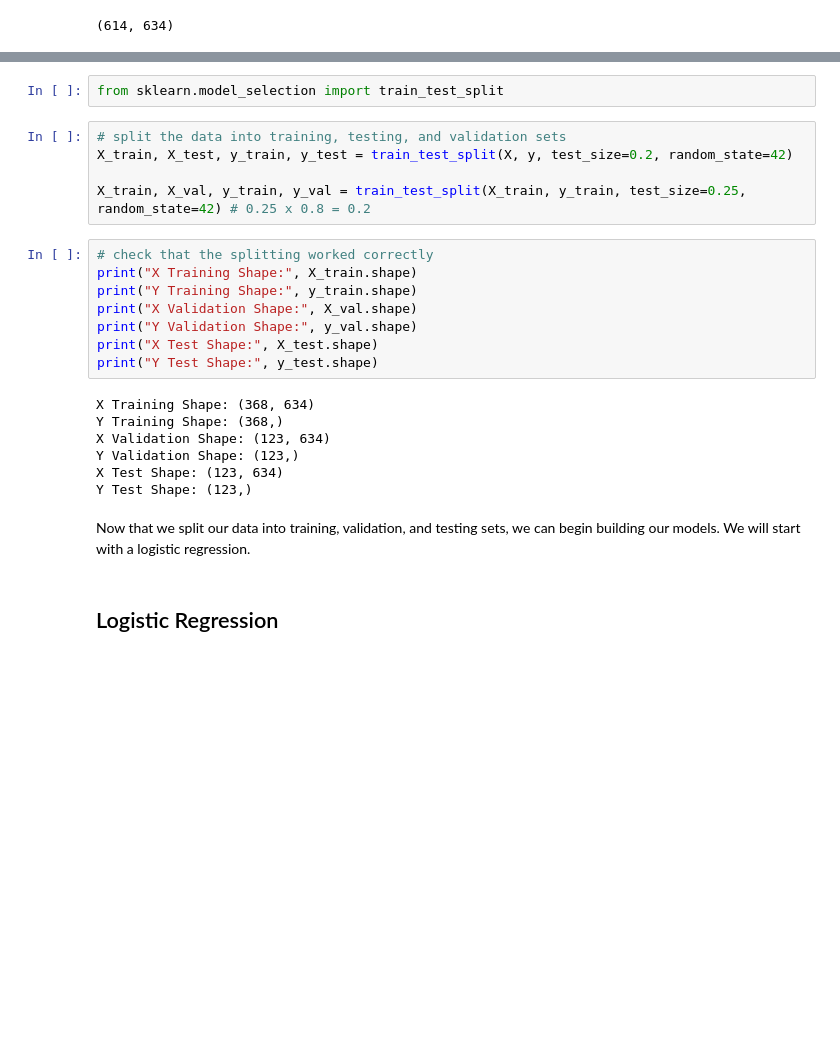
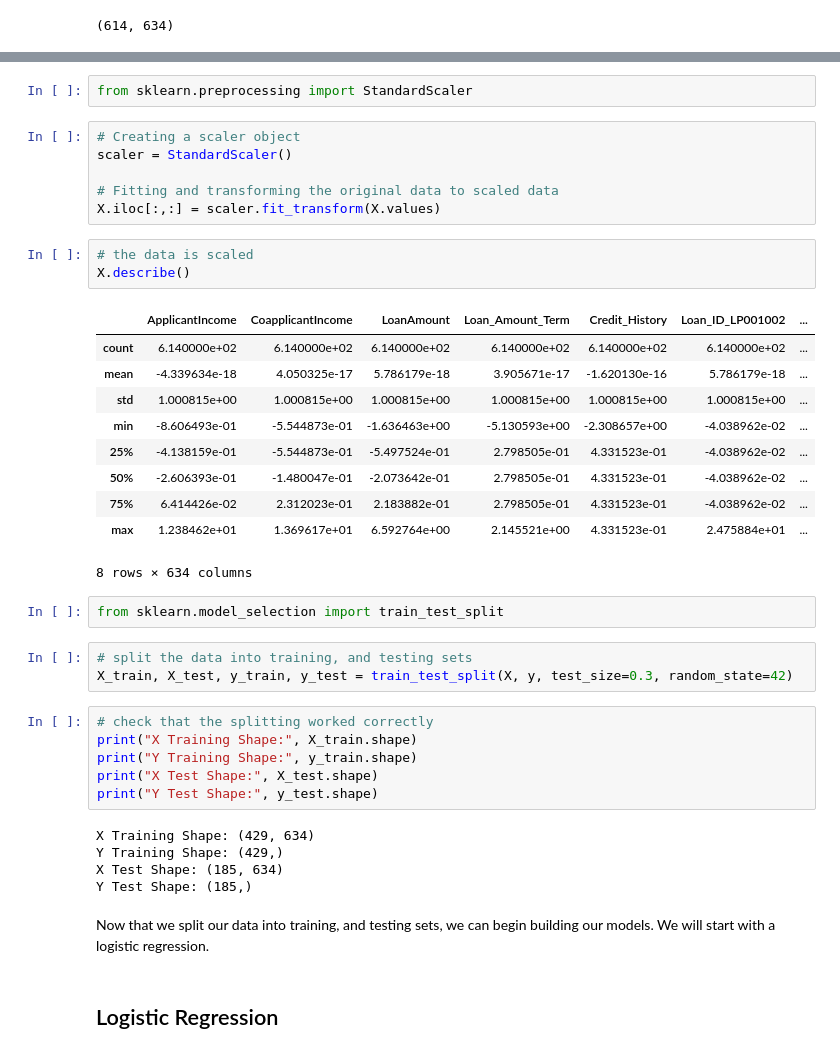
Before and after one commit to SLyubar/machinelearning, a Jupyter notebook: Final Project.ipynb, the cells around one changed output, grey strips where cells are left out. Cells and saved outputs as stored; diff of their text form; blank space fills up the shorter version.

```diff
--- a/Final Project.ipynb
+++ b/Final Project.ipynb
@@ -270,27 +309,43 @@ X.shape
+# %%
+from sklearn.preprocessing import StandardScaler
+# %%
+# Creating a scaler object
+scaler = StandardScaler()
+
+# Fitting and transforming the original data to scaled data
+X.iloc[:,:] = scaler.fit_transform(X.values)
+# %%
+# the data is scaled
+X.describe()
+# %% [output]
+|  | ApplicantIncome | CoapplicantIncome | LoanAmount | Loan_Amount_Term | Credit_History | Loan_ID_LP001002 | ... |
+| count | 6.140000e+02 | 6.140000e+02 | 6.140000e+02 | 6.140000e+02 | 6.140000e+02 | 6.140000e+02 | ... |
+| mean | -4.339634e-18 | 4.050325e-17 | 5.786179e-18 | 3.905671e-17 | -1.620130e-16 | 5.786179e-18 | ... |
+| std | 1.000815e+00 | 1.000815e+00 | 1.000815e+00 | 1.000815e+00 | 1.000815e+00 | 1.000815e+00 | ... |
+| min | -8.606493e-01 | -5.544873e-01 | -1.636463e+00 | -5.130593e+00 | -2.308657e+00 | -4.038962e-02 | ... |
+| 25% | -4.138159e-01 | -5.544873e-01 | -5.497524e-01 | 2.798505e-01 | 4.331523e-01 | -4.038962e-02 | ... |
+| 50% | -2.606393e-01 | -1.480047e-01 | -2.073642e-01 | 2.798505e-01 | 4.331523e-01 | -4.038962e-02 | ... |
+| 75% | 6.414426e-02 | 2.312023e-01 | 2.183882e-01 | 2.798505e-01 | 4.331523e-01 | -4.038962e-02 | ... |
+| max | 1.238462e+01 | 1.369617e+01 | 6.592764e+00 | 2.145521e+00 | 4.331523e-01 | 2.475884e+01 | ... |
+8 rows × 634 columns
 # %%
 from sklearn.model_selection import train_test_split
 # %%
-# split the data into training, testing, and validation sets
-X_train, X_test, y_train, y_test = train_test_split(X, y, test_size=0.2, random_state=42)
-
-X_train, X_val, y_train, y_val = train_test_split(X_train, y_train, test_size=0.25, random_state=42) # 0.25 x 0.8 = 0.2
+# split the data into training, and testing sets
+X_train, X_test, y_train, y_test = train_test_split(X, y, test_size=0.3, random_state=42)
 # %%
 # check that the splitting worked correctly
 print("X Training Shape:", X_train.shape)
 print("Y Training Shape:", y_train.shape)
-print("X Validation Shape:", X_val.shape)
-print("Y Validation Shape:", y_val.shape)
 print("X Test Shape:", X_test.shape)
 print("Y Test Shape:", y_test.shape)
 # %% [output]
-X Training Shape: (368, 634)
-Y Training Shape: (368,)
-X Validation Shape: (123, 634)
-Y Validation Shape: (123,)
-X Test Shape: (123, 634)
-Y Test Shape: (123,)
+X Training Shape: (429, 634)
+Y Training Shape: (429,)
+X Test Shape: (185, 634)
+Y Test Shape: (185,)
 # %% [markdown]
-Now that we split our data into training, validation, and testing sets, we can begin building our models. We will start with a logistic regression.
+Now that we split our data into training, and testing sets, we can begin building our models. We will start with a logistic regression.
 # %% [markdown]
 ## Logistic Regression
 # %%
```
Also changed, not shown: parts of 97 cells of this notebook.
